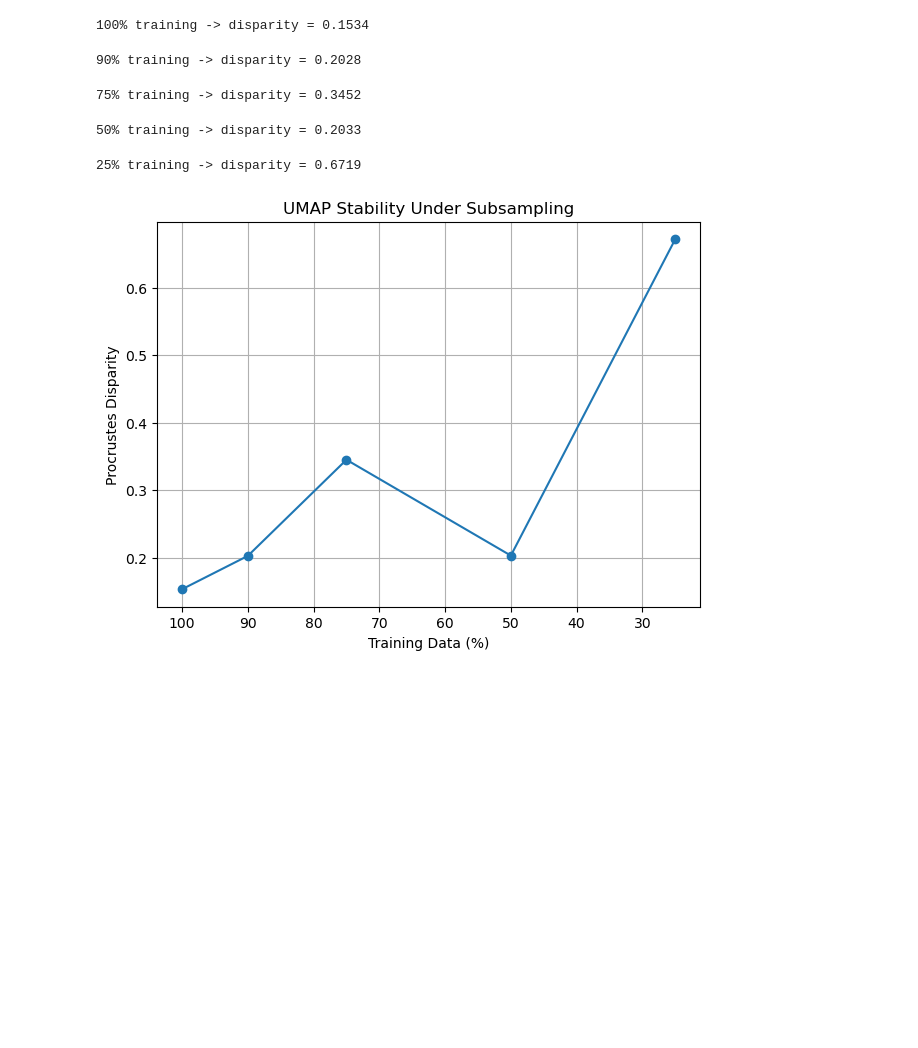
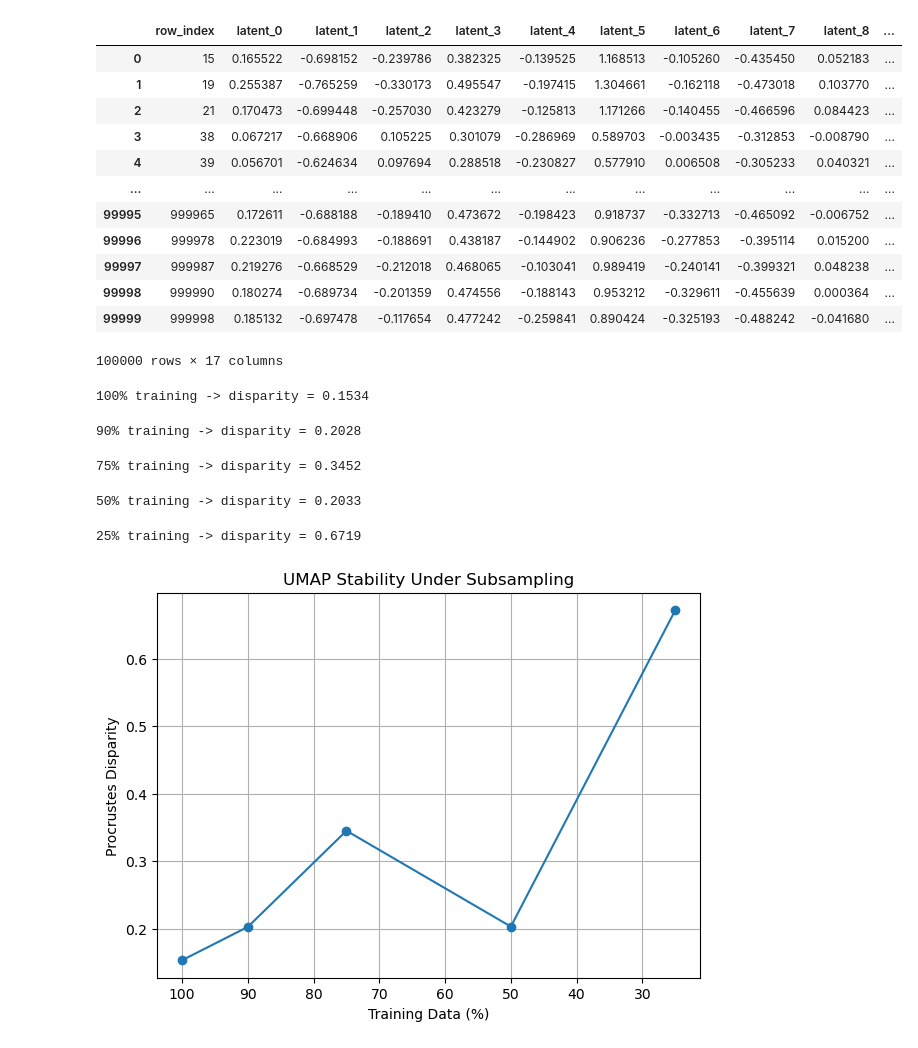
Before and after one commit to patrickgao2027/pure-internship, a Jupyter notebook: procrustes test.ipynb, the cells around one changed output. Saved outputs shown, nothing was run; the diff lists cells and outputs as text; code cells hidden in the pictures; blank space fills up the shorter version.

```diff
--- a/procrustes test.ipynb
+++ b/procrustes test.ipynb
@@ -11,3 +13,21 @@ import umap
+# %%
+data = pd.read_parquet(r'C:\Users\Owner\Documents\PURE Files\uv_vae\artifacts\train_then_cluster_20260709T140251Z\clustering\umap_fit_sample.parquet')
+# %%
+data
+# %% [output]
+|  | row_index | latent_0 | latent_1 | latent_2 | latent_3 | latent_4 | latent_5 | latent_6 | latent_7 | latent_8 | ... |
+| 0 | 15 | 0.165522 | -0.698152 | -0.239786 | 0.382325 | -0.139525 | 1.168513 | -0.105260 | -0.435450 | 0.052183 | ... |
+| 1 | 19 | 0.255387 | -0.765259 | -0.330173 | 0.495547 | -0.197415 | 1.304661 | -0.162118 | -0.473018 | 0.103770 | ... |
+| 2 | 21 | 0.170473 | -0.699448 | -0.257030 | 0.423279 | -0.125813 | 1.171266 | -0.140455 | -0.466596 | 0.084423 | ... |
+| 3 | 38 | 0.067217 | -0.668906 | 0.105225 | 0.301079 | -0.286969 | 0.589703 | -0.003435 | -0.312853 | -0.008790 | ... |
+| 4 | 39 | 0.056701 | -0.624634 | 0.097694 | 0.288518 | -0.230827 | 0.577910 | 0.006508 | -0.305233 | 0.040321 | ... |
+| ... | ... | ... | ... | ... | ... | ... | ... | ... | ... | ... | ... |
+| 99995 | 999965 | 0.172611 | -0.688188 | -0.189410 | 0.473672 | -0.198423 | 0.918737 | -0.332713 | -0.465092 | -0.006752 | ... |
+| 99996 | 999978 | 0.223019 | -0.684993 | -0.188691 | 0.438187 | -0.144902 | 0.906236 | -0.277853 | -0.395114 | 0.015200 | ... |
+| 99997 | 999987 | 0.219276 | -0.668529 | -0.212018 | 0.468065 | -0.103041 | 0.989419 | -0.240141 | -0.399321 | 0.048238 | ... |
+| 99998 | 999990 | 0.180274 | -0.689734 | -0.201359 | 0.474556 | -0.188143 | 0.953212 | -0.329611 | -0.455639 | 0.000364 | ... |
+| 99999 | 999998 | 0.185132 | -0.697478 | -0.117654 | 0.477242 | -0.259841 | 0.890424 | -0.325193 | -0.488242 | -0.041680 | ... |
+100000 rows × 17 columns
 # %%
 digits = load_digits()
 
```
Also changed, not shown: parts of 1 cell of this notebook, 22 other files.
